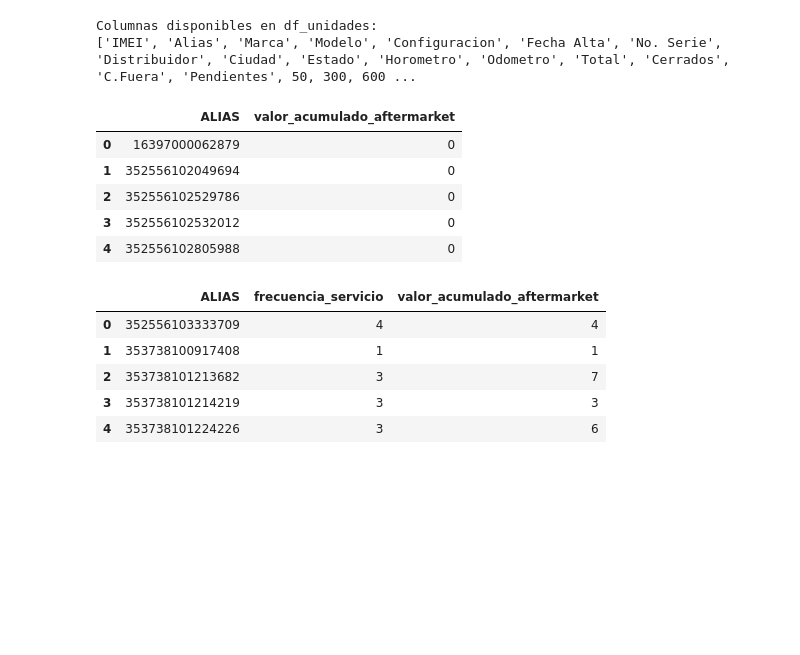
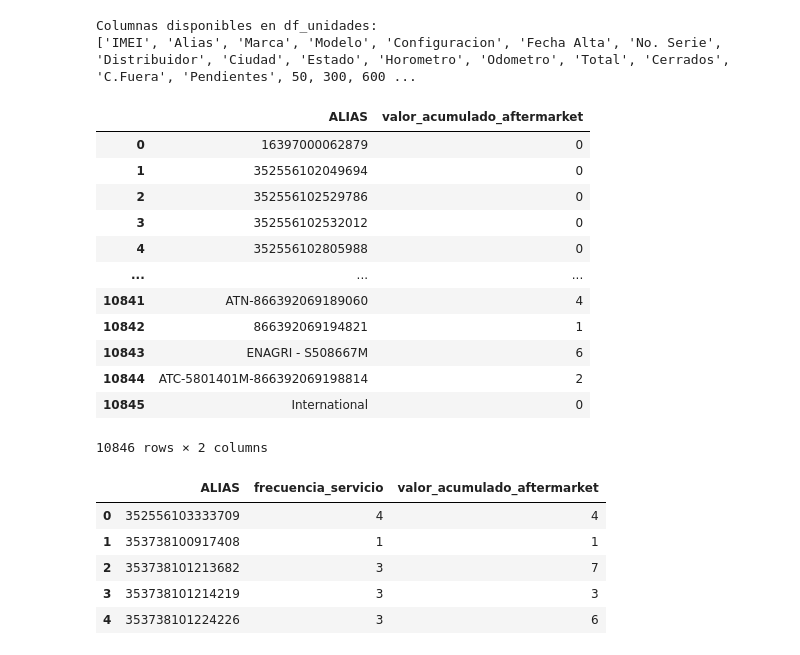
Before and after one commit to XimenaCantera/EMAX_CNHMX, a Jupyter notebook: notebooks/Evidencia_4.ipynb, the cells around one changed output. Drawn from its saved outputs; the diff is of its cells as text; code cells hidden in the pictures; blank space fills up the shorter version.

```diff
--- a/notebooks/Evidencia_4.ipynb
+++ b/notebooks/Evidencia_4.ipynb
@@ -31,12 +78,13 @@ from sklearn.model_selection import train_test_split
 import xgboost as xgb
 from sklearn.metrics import roc_auc_score
 # %%
-distribuidores = pd.read_excel("Distribuidores_Todo.xlsx")
-horas = pd.read_excel("Horas 2024-2025.xlsx")
-ruteo = pd.read_excel("Indicadores de Ruteo.xlsx")
-mantenimientos = pd.read_excel("Mantenimientos 2024-2025.xlsx")
-population = pd.read_excel("PopulationView_2026.xlsx")
-reporte = pd.read_excel("Reporte_unidades_dia_anterior.xlsx", header=1)
+# Importar documentos
+distribuidores = pd.read_excel("../data/ArchivosOriginales/Distribuidores_Todo.xlsx")
+horas = pd.read_excel("../data/ArchivosOriginales/Horas 2024-2025.xlsx")
+ruteo = pd.read_excel("../data/ArchivosOriginales/Indicadores de Ruteo.xlsx")
+mantenimientos = pd.read_excel("../data/ArchivosOriginales/Mantenimientos 2024-2025.xlsx")
+population = pd.read_excel("../data/ArchivosOriginales/PopulationView_2026.xlsx")
+reporte = pd.read_excel("../data/ArchivosOriginales/Reporte_unidades_dia_anterior.xlsx", header=1)
 # %%
 distribuidores.columns
 # %% [output]
@@ -1028,24 +1102,31 @@ Columnas disponibles en df_unidades:
 # %%
 # Calcular 'valor_acumulado_aftermarket' a partir de las columnas especificadas en df_unidades
 columnas_valor_aftermarket = ['Cerrados', 'C.Fuera', 'Pendientes']
 
 # Convertir las columnas a tipo numérico
 for col in columnas_valor_aftermarket:
     reporte[col] = pd.to_numeric(reporte[col], errors='coerce')
 
 # Llenar NaN con 0 antes de sumar, para que no afecten la suma
 reporte['valor_acumulado_aftermarket'] = reporte[columnas_valor_aftermarket].fillna(0).sum(axis=1)
 
 valor_aftermarket_df = reporte[['Alias', 'valor_acumulado_aftermarket']].rename(columns={'Alias': 'ALIAS'}).copy()
 
-display(valor_aftermarket_df.head())
+valor_aftermarket_df
 # %% [output]
 |  | ALIAS | valor_acumulado_aftermarket |
 | 0 | 16397000062879 | 0 |
 | 1 | 352556102049694 | 0 |
 | 2 | 352556102529786 | 0 |
 | 3 | 352556102532012 | 0 |
 | 4 | 352556102805988 | 0 |
+| ... | ... | ... |
+| 10841 | ATN-866392069189060 | 4 |
+| 10842 | 866392069194821 | 1 |
+| 10843 | ENAGRI - S508667M | 6 |
+| 10844 | ATC-5801401M-866392069198814 | 2 |
+| 10845 | International | 0 |
+10846 rows × 2 columns
 # %%
 #Unir Frecuencia de Servicio y Valor Aftermarket
 df_regresion = pd.merge(frecuencia_servicio_df, valor_aftermarket_df,
```
Also changed, not shown: parts of 96 cells of this notebook, 1 other file.
